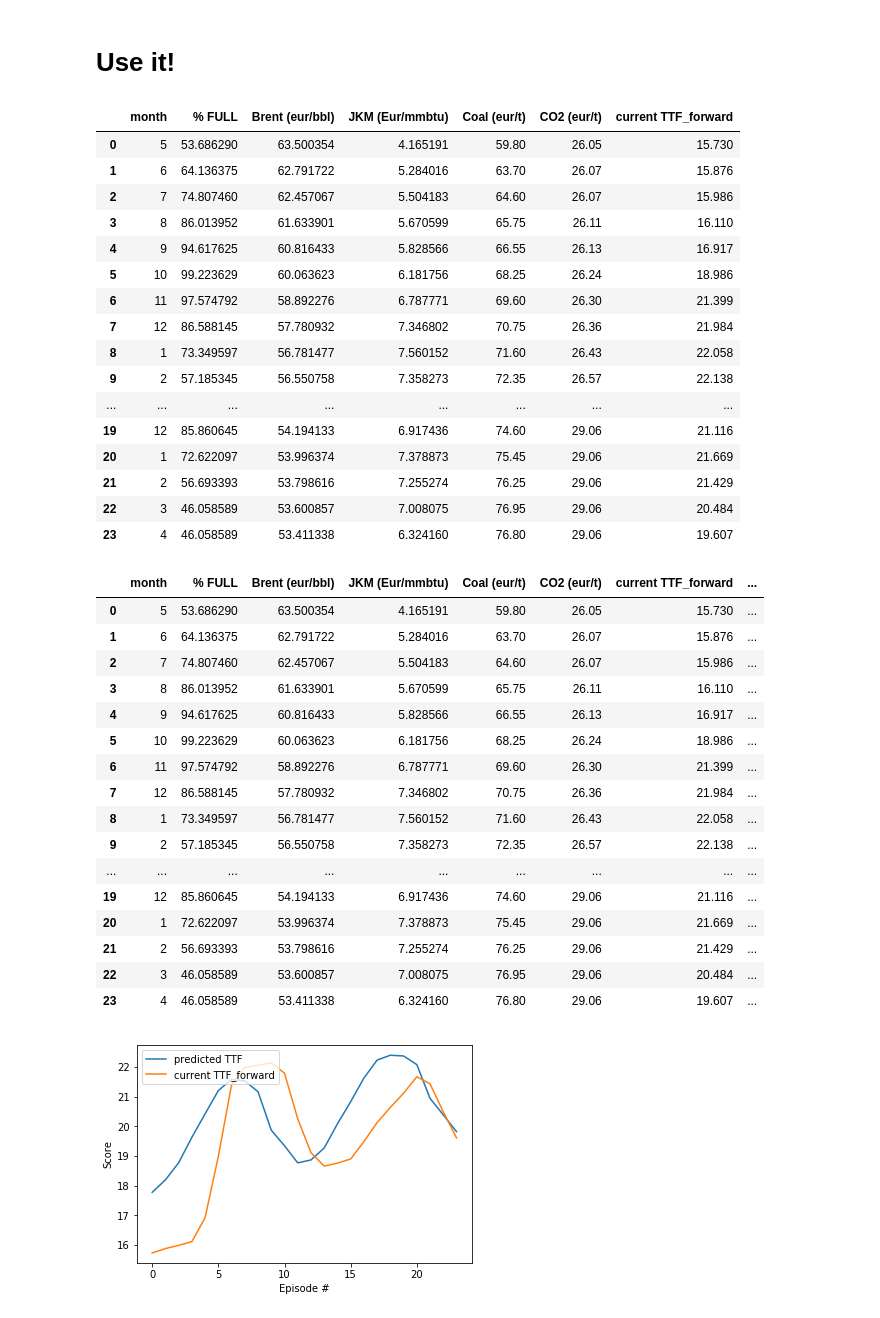
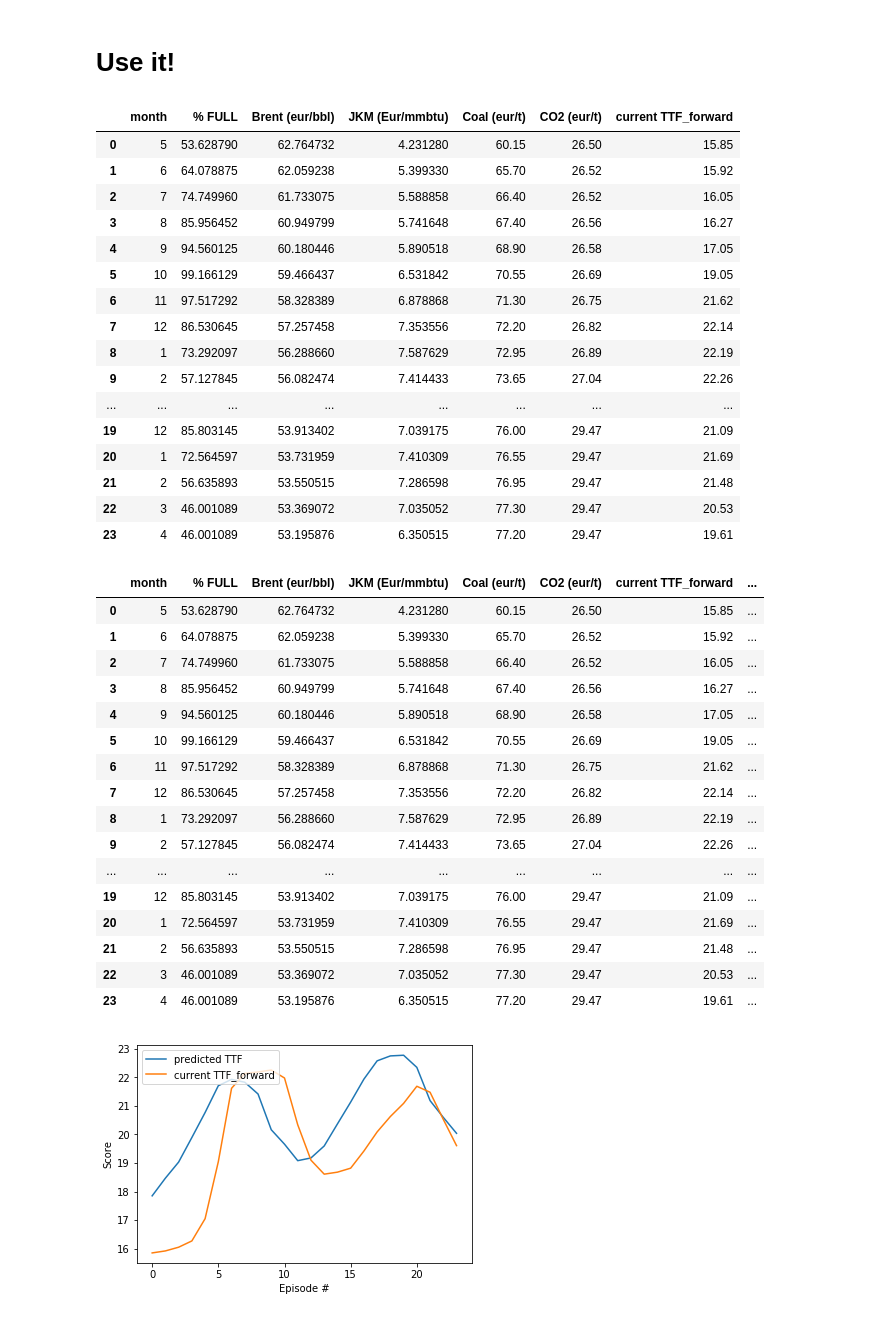
Before and after one commit to JeroenSweerts/TTF, a Jupyter notebook: yearly_model4.ipynb, the cells around one changed output. Saved outputs shown, nothing was run; the diff lists cells and outputs as text; code cells hidden in the pictures.

```diff
--- a/yearly_model4.ipynb
+++ b/yearly_model4.ipynb
@@ -299,7 +297,7 @@ NameError: name 'torch' is not defined
 # %% [markdown]
 # Use it!
 # %%
-cases = pd.read_csv('Cases.csv',sep=";")
+cases = pd.read_csv('Cases.csv',sep=",")
 device = torch.device("cuda:1" if torch.cuda.is_available() else "cpu")
 display(cases)
 net = Net(6,6400,6400,6400,6400,6400,6400,6400,6400,6400,6400, 1).to(torch.device(device))
@@ -325,61 +323,61 @@ for i in range(0,cases.shape[0]):
     X_use['Coal (eur/t)']=scaler3.transform(X_use['Coal (eur/t)'].values.reshape(-1, 1))
     X_use['CO2 (eur/t)']=scaler4.transform(X_use['CO2 (eur/t)'].values.reshape(-1, 1))
     X_use['month'] = scaler5.transform(X_use['month'].values.reshape(-1, 1))
     X_use['JKM (Eur/mmbtu)'] = scaler6.transform(X_use['JKM (Eur/mmbtu)'].values.reshape(-1, 1))
 
     X_use= torch.Tensor(X_use.astype(np.float32).values)
     X_use = X_use.float().to(device)
     out = net(X_use).data
     out = out.cpu().data.numpy()
     TTF_pred.append(out[0][0])
     market_premium.append(cases["current TTF_forward"].iloc[i] - out[0][0])
     #print("predicted price: ",out[0][0])
 
 cases["predicted TTF"] = TTF_pred
 cases["market premium"] = market_premium
 display(cases)
 
 fig = plt.figure()
 ax = fig.add_subplot(111)
 plt.plot(np.arange(len(cases["predicted TTF"])), cases["predicted TTF"],label='predicted TTF')
 plt.plot(np.arange(len(cases["current TTF_forward"])), cases["current TTF_forward"],label='current TTF_forward')
 plt.legend(loc='upper left')
 plt.ylabel('Score')
 plt.xlabel('Episode #')
 plt.show()
 # %% [output]
 |  | month | % FULL | Brent (eur/bbl) | JKM (Eur/mmbtu) | Coal (eur/t) | CO2 (eur/t) | current TTF_forward |
-| 0 | 5 | 53.686290 | 63.500354 | 4.165191 | 59.80 | 26.05 | 15.730 |
-| 1 | 6 | 64.136375 | 62.791722 | 5.284016 | 63.70 | 26.07 | 15.876 |
-| 2 | 7 | 74.807460 | 62.457067 | 5.504183 | 64.60 | 26.07 | 15.986 |
-| 3 | 8 | 86.013952 | 61.633901 | 5.670599 | 65.75 | 26.11 | 16.110 |
-| 4 | 9 | 94.617625 | 60.816433 | 5.828566 | 66.55 | 26.13 | 16.917 |
-| 5 | 10 | 99.223629 | 60.063623 | 6.181756 | 68.25 | 26.24 | 18.986 |
-| 6 | 11 | 97.574792 | 58.892276 | 6.787771 | 69.60 | 26.30 | 21.399 |
-| 7 | 12 | 86.588145 | 57.780932 | 7.346802 | 70.75 | 26.36 | 21.984 |
-| 8 | 1 | 73.349597 | 56.781477 | 7.560152 | 71.60 | 26.43 | 22.058 |
-| 9 | 2 | 57.185345 | 56.550758 | 7.358273 | 72.35 | 26.57 | 22.138 |
+| 0 | 5 | 53.628790 | 62.764732 | 4.231280 | 60.15 | 26.50 | 15.85 |
+| 1 | 6 | 64.078875 | 62.059238 | 5.399330 | 65.70 | 26.52 | 15.92 |
+| 2 | 7 | 74.749960 | 61.733075 | 5.588858 | 66.40 | 26.52 | 16.05 |
+| 3 | 8 | 85.956452 | 60.949799 | 5.741648 | 67.40 | 26.56 | 16.27 |
+| 4 | 9 | 94.560125 | 60.180446 | 5.890518 | 68.90 | 26.58 | 17.05 |
+| 5 | 10 | 99.166129 | 59.466437 | 6.531842 | 70.55 | 26.69 | 19.05 |
+| 6 | 11 | 97.517292 | 58.328389 | 6.878868 | 71.30 | 26.75 | 21.62 |
+| 7 | 12 | 86.530645 | 57.257458 | 7.353556 | 72.20 | 26.82 | 22.14 |
+| 8 | 1 | 73.292097 | 56.288660 | 7.587629 | 72.95 | 26.89 | 22.19 |
+| 9 | 2 | 57.127845 | 56.082474 | 7.414433 | 73.65 | 27.04 | 22.26 |
 | ... | ... | ... | ... | ... | ... | ... | ... |
-| 19 | 12 | 85.860645 | 54.194133 | 6.917436 | 74.60 | 29.06 | 21.116 |
-| 20 | 1 | 72.622097 | 53.996374 | 7.378873 | 75.45 | 29.06 | 21.669 |
-| 21 | 2 | 56.693393 | 53.798616 | 7.255274 | 76.25 | 29.06 | 21.429 |
-| 22 | 3 | 46.058589 | 53.600857 | 7.008075 | 76.95 | 29.06 | 20.484 |
-| 23 | 4 | 46.058589 | 53.411338 | 6.324160 | 76.80 | 29.06 | 19.607 |
+| 19 | 12 | 85.803145 | 53.913402 | 7.039175 | 76.00 | 29.47 | 21.09 |
+| 20 | 1 | 72.564597 | 53.731959 | 7.410309 | 76.55 | 29.47 | 21.69 |
+| 21 | 2 | 56.635893 | 53.550515 | 7.286598 | 76.95 | 29.47 | 21.48 |
+| 22 | 3 | 46.001089 | 53.369072 | 7.035052 | 77.30 | 29.47 | 20.53 |
+| 23 | 4 | 46.001089 | 53.195876 | 6.350515 | 77.20 | 29.47 | 19.61 |
 |  | month | % FULL | Brent (eur/bbl) | JKM (Eur/mmbtu) | Coal (eur/t) | CO2 (eur/t) | current TTF_forward | ... |
-| 0 | 5 | 53.686290 | 63.500354 | 4.165191 | 59.80 | 26.05 | 15.730 | ... |
-| 1 | 6 | 64.136375 | 62.791722 | 5.284016 | 63.70 | 26.07 | 15.876 | ... |
-| 2 | 7 | 74.807460 | 62.457067 | 5.504183 | 64.60 | 26.07 | 15.986 | ... |
-| 3 | 8 | 86.013952 | 61.633901 | 5.670599 | 65.75 | 26.11 | 16.110 | ... |
-| 4 | 9 | 94.617625 | 60.816433 | 5.828566 | 66.55 | 26.13 | 16.917 | ... |
-| 5 | 10 | 99.223629 | 60.063623 | 6.181756 | 68.25 | 26.24 | 18.986 | ... |
-| 6 | 11 | 97.574792 | 58.892276 | 6.787771 | 69.60 | 26.30 | 21.399 | ... |
-| 7 | 12 | 86.588145 | 57.780932 | 7.346802 | 70.75 | 26.36 | 21.984 | ... |
-| 8 | 1 | 73.349597 | 56.781477 | 7.560152 | 71.60 | 26.43 | 22.058 | ... |
-| 9 | 2 | 57.185345 | 56.550758 | 7.358273 | 72.35 | 26.57 | 22.138 | ... |
+| 0 | 5 | 53.628790 | 62.764732 | 4.231280 | 60.15 | 26.50 | 15.85 | ... |
+| 1 | 6 | 64.078875 | 62.059238 | 5.399330 | 65.70 | 26.52 | 15.92 | ... |
+| 2 | 7 | 74.749960 | 61.733075 | 5.588858 | 66.40 | 26.52 | 16.05 | ... |
+| 3 | 8 | 85.956452 | 60.949799 | 5.741648 | 67.40 | 26.56 | 16.27 | ... |
+| 4 | 9 | 94.560125 | 60.180446 | 5.890518 | 68.90 | 26.58 | 17.05 | ... |
+| 5 | 10 | 99.166129 | 59.466437 | 6.531842 | 70.55 | 26.69 | 19.05 | ... |
+| 6 | 11 | 97.517292 | 58.328389 | 6.878868 | 71.30 | 26.75 | 21.62 | ... |
+| 7 | 12 | 86.530645 | 57.257458 | 7.353556 | 72.20 | 26.82 | 22.14 | ... |
+| 8 | 1 | 73.292097 | 56.288660 | 7.587629 | 72.95 | 26.89 | 22.19 | ... |
+| 9 | 2 | 57.127845 | 56.082474 | 7.414433 | 73.65 | 27.04 | 22.26 | ... |
 | ... | ... | ... | ... | ... | ... | ... | ... | ... |
-| 19 | 12 | 85.860645 | 54.194133 | 6.917436 | 74.60 | 29.06 | 21.116 | ... |
-| 20 | 1 | 72.622097 | 53.996374 | 7.378873 | 75.45 | 29.06 | 21.669 | ... |
-| 21 | 2 | 56.693393 | 53.798616 | 7.255274 | 76.25 | 29.06 | 21.429 | ... |
-| 22 | 3 | 46.058589 | 53.600857 | 7.008075 | 76.95 | 29.06 | 20.484 | ... |
-| 23 | 4 | 46.058589 | 53.411338 | 6.324160 | 76.80 | 29.06 | 19.607 | ... |
+| 19 | 12 | 85.803145 | 53.913402 | 7.039175 | 76.00 | 29.47 | 21.09 | ... |
+| 20 | 1 | 72.564597 | 53.731959 | 7.410309 | 76.55 | 29.47 | 21.69 | ... |
+| 21 | 2 | 56.635893 | 53.550515 | 7.286598 | 76.95 | 29.47 | 21.48 | ... |
+| 22 | 3 | 46.001089 | 53.369072 | 7.035052 | 77.30 | 29.47 | 20.53 | ... |
+| 23 | 4 | 46.001089 | 53.195876 | 6.350515 | 77.20 | 29.47 | 19.61 | ... |
-[figure, old version]
+[figure, new version]
```
Also changed, not shown: parts of 2 cells of this notebook.
